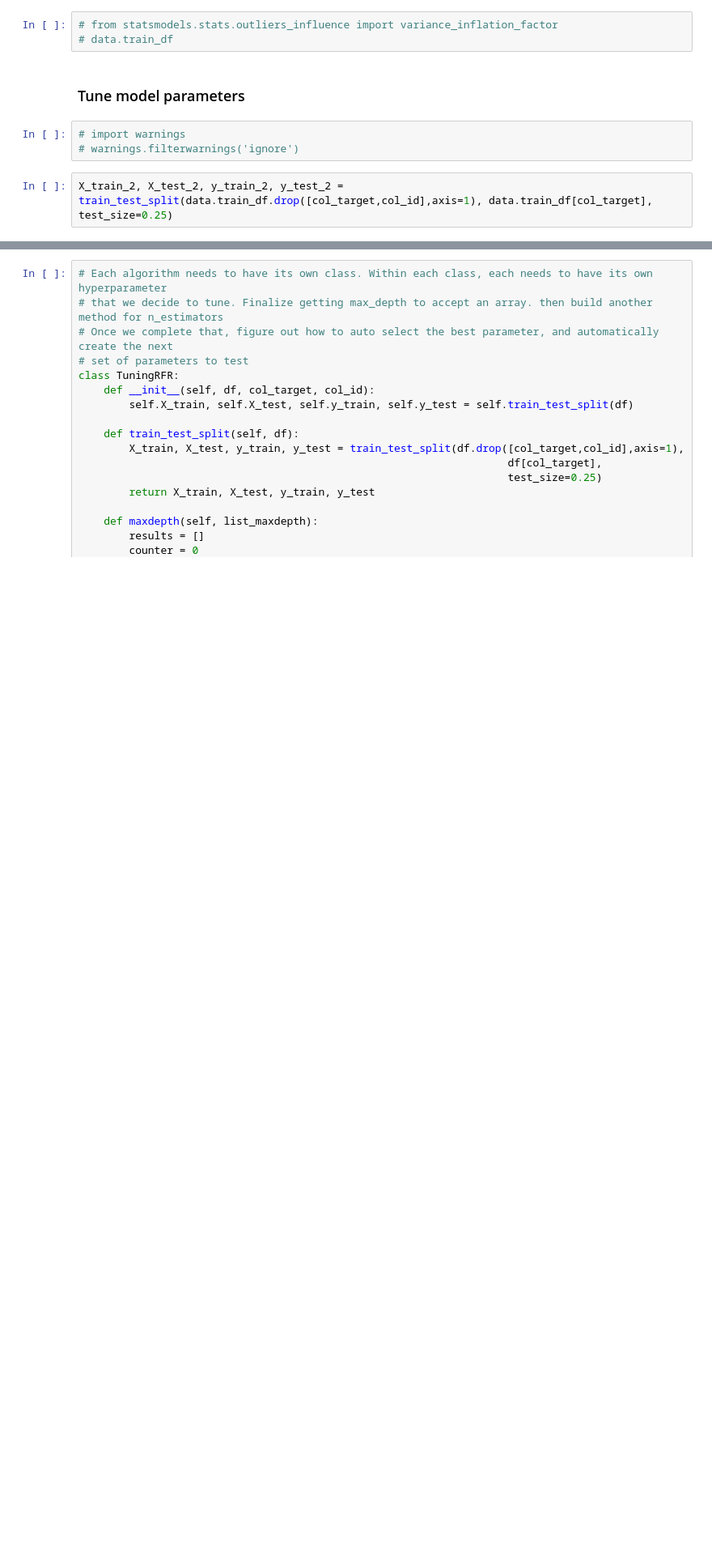
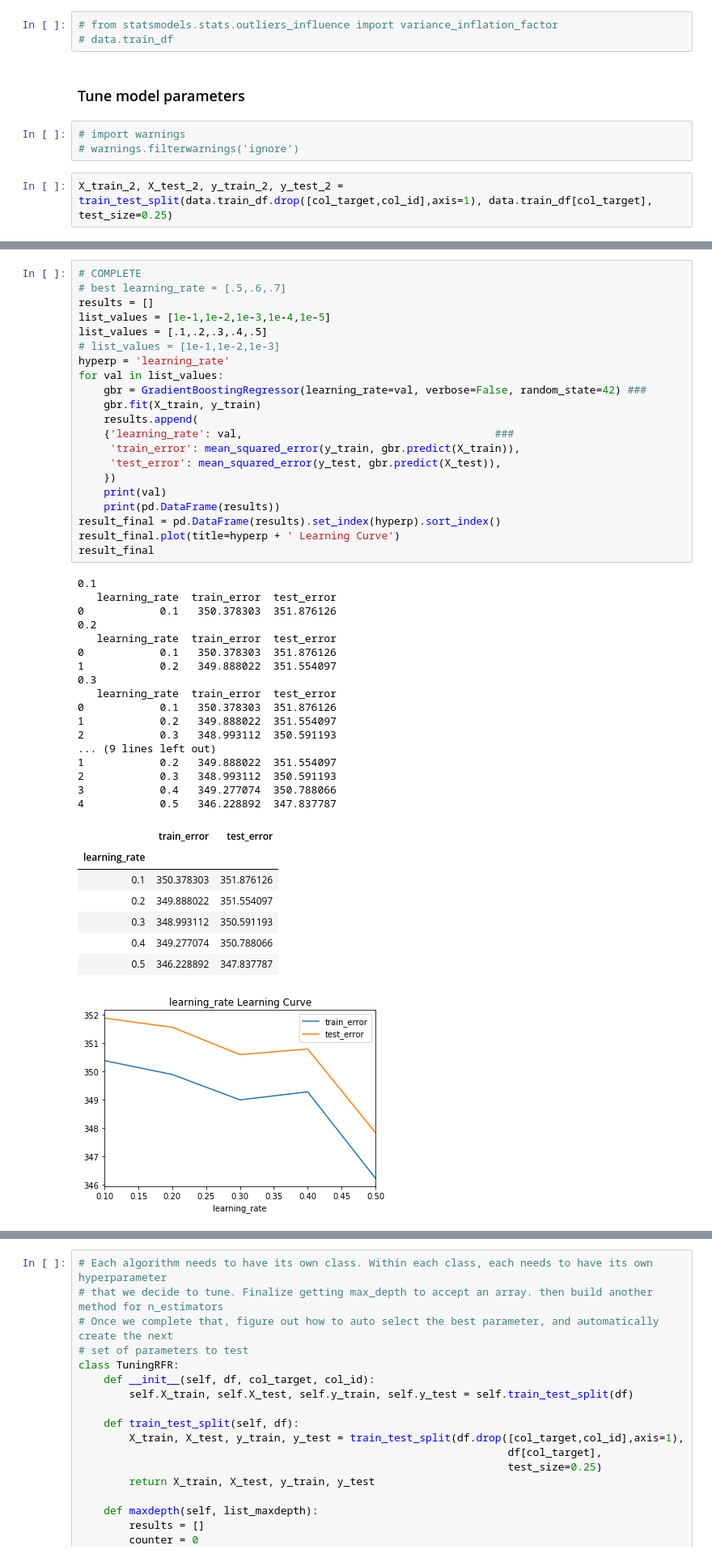
Before and after one commit to kirahman2/salarypredictionportfolio, a Jupyter notebook: Salary Prediction Notebook.ipynb, the cells around one changed output, grey strips where cells are left out. Shown at 81% size. Drawn from its saved outputs; the diff is of its cells as text; blank space fills up the shorter version.

```diff
--- a/Salary Prediction Notebook.ipynb
+++ b/Salary Prediction Notebook.ipynb
@@ -342,0 +387,47 @@ result_final
+# %%
+# COMPLETE
+# best learning_rate = [.5,.6,.7]
+results = []
+list_values = [1e-1,1e-2,1e-3,1e-4,1e-5]
+list_values = [.1,.2,.3,.4,.5]
+# list_values = [1e-1,1e-2,1e-3]
+hyperp = 'learning_rate'
+for val in list_values:
+    gbr = GradientBoostingRegressor(learning_rate=val, verbose=False, random_state=42) ###
+    gbr.fit(X_train, y_train)
+    results.append(
+    {'learning_rate': val,                                        ###
+     'train_error': mean_squared_error(y_train, gbr.predict(X_train)),
+     'test_error': mean_squared_error(y_test, gbr.predict(X_test)),
+    })
+    print(val)
+    print(pd.DataFrame(results))
+result_final = pd.DataFrame(results).set_index(hyperp).sort_index()
+result_final.plot(title=hyperp + ' Learning Curve')
+result_final
+# %% [output]
+0.1
+   learning_rate  train_error  test_error
+0            0.1   350.378303  351.876126
+0.2
+   learning_rate  train_error  test_error
+0            0.1   350.378303  351.876126
+1            0.2   349.888022  351.554097
+0.3
+   learning_rate  train_error  test_error
+0            0.1   350.378303  351.876126
+1            0.2   349.888022  351.554097
+2            0.3   348.993112  350.591193
+... (9 lines left out)
+1            0.2   349.888022  351.554097
+2            0.3   348.993112  350.591193
+3            0.4   349.277074  350.788066
+4            0.5   346.228892  347.837787
+|  | train_error | test_error |
+| learning_rate |  |  |
+| 0.1 | 350.378303 | 351.876126 |
+| 0.2 | 349.888022 | 351.554097 |
+| 0.3 | 348.993112 | 350.591193 |
+| 0.4 | 349.277074 | 350.788066 |
+| 0.5 | 346.228892 | 347.837787 |
+[figure, added]
```
Also changed, not shown: parts of 24 cells of this notebook.
